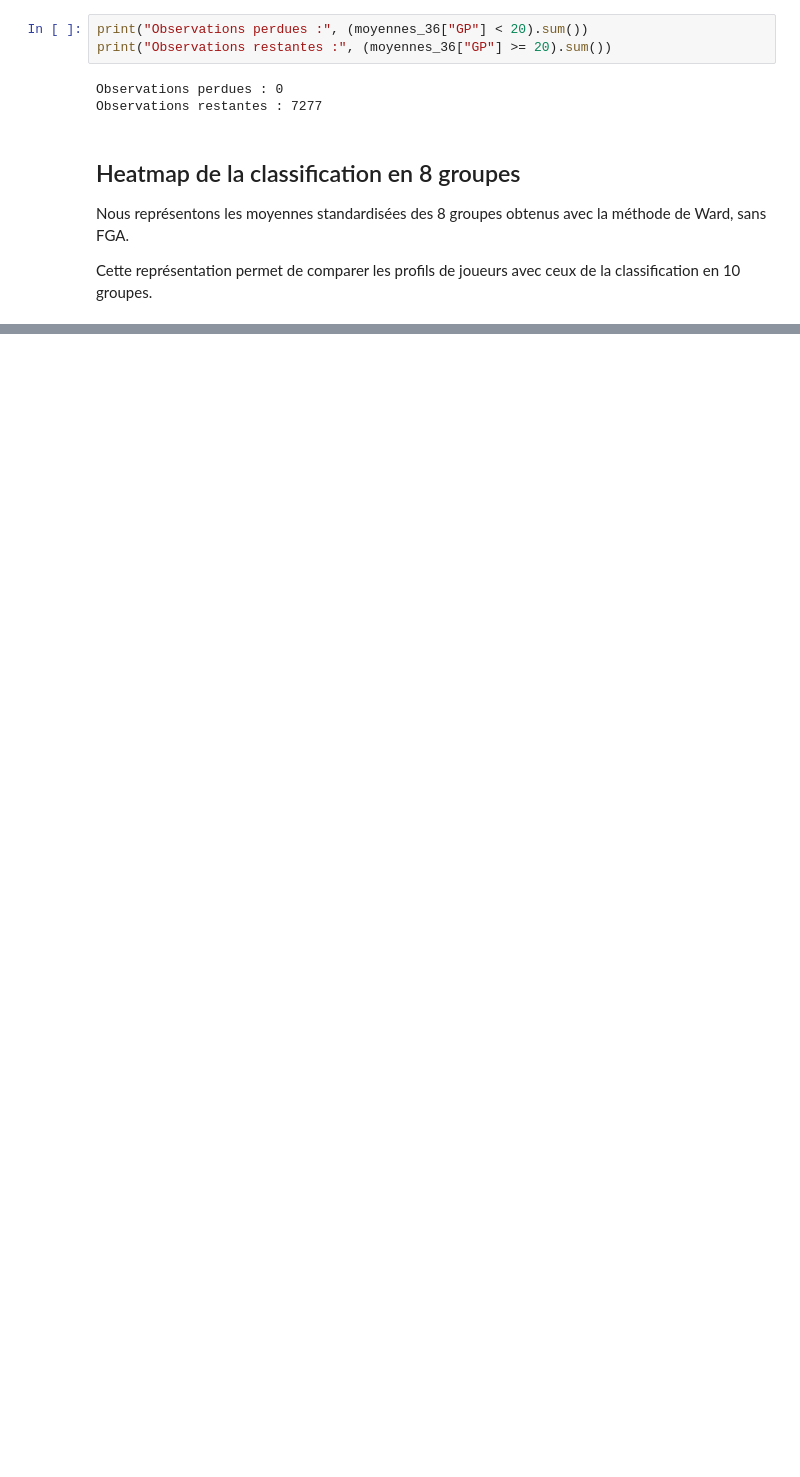
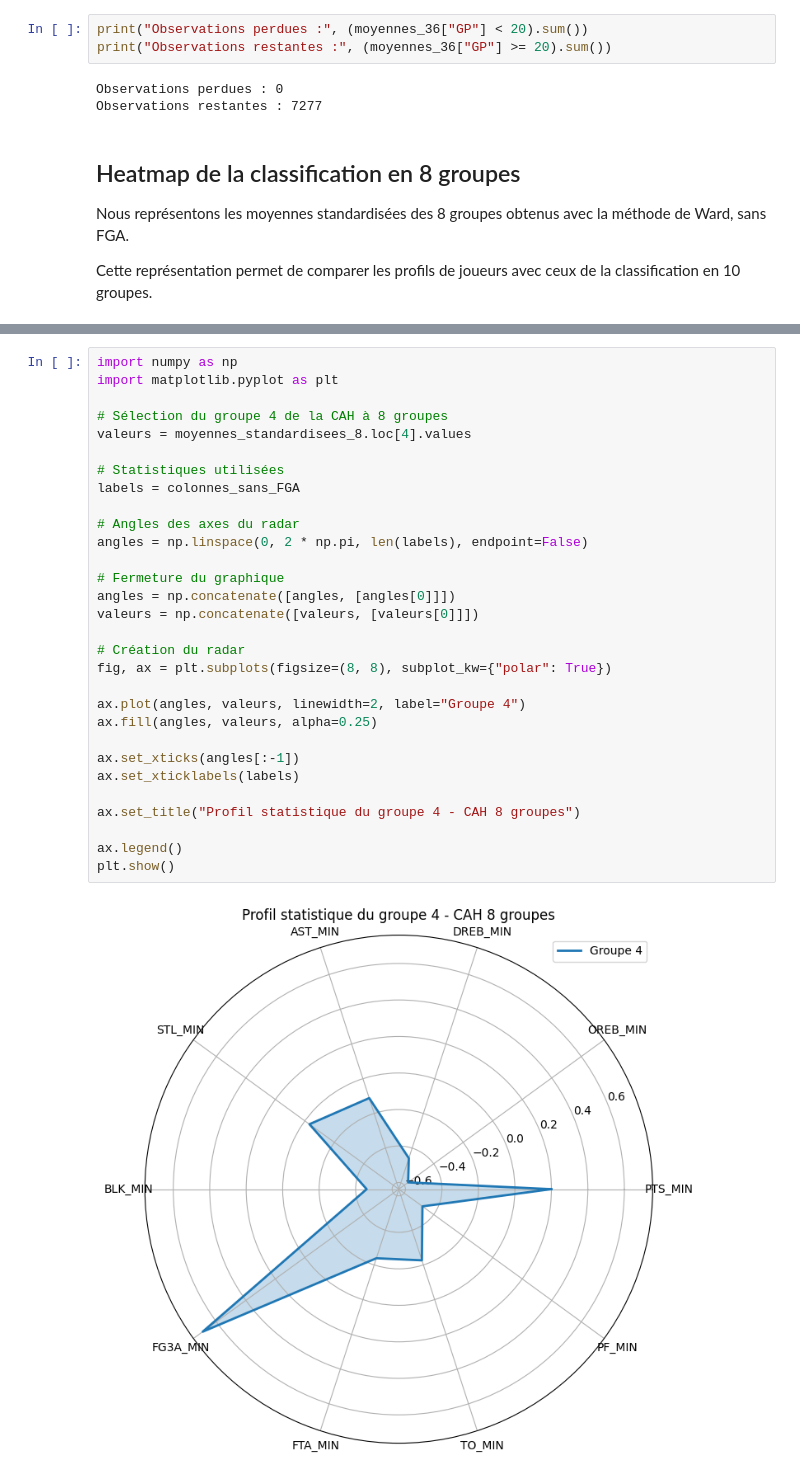
Before and after one commit to Smqck/NBA-Project, a Jupyter notebook: projet NBA/nba-player comparatif.ipynb, the cells around one changed output, grey strips where cells are left out. Cells and saved outputs as stored; diff of their text form; blank space fills up the shorter version.

```diff
--- a/projet NBA/nba-player comparatif.ipynb
+++ b/projet NBA/nba-player comparatif.ipynb
@@ -2244,0 +2312,32 @@ Nombre de joueurs-saisons : 9
+# %%
+import numpy as np
+import matplotlib.pyplot as plt
+
+# Sélection du groupe 4 de la CAH à 8 groupes
+valeurs = moyennes_standardisees_8.loc[4].values
+
+# Statistiques utilisées
+labels = colonnes_sans_FGA
+
+# Angles des axes du radar
+angles = np.linspace(0, 2 * np.pi, len(labels), endpoint=False)
+
+# Fermeture du graphique
+angles = np.concatenate([angles, [angles[0]]])
+valeurs = np.concatenate([valeurs, [valeurs[0]]])
+
+# Création du radar
+fig, ax = plt.subplots(figsize=(8, 8), subplot_kw={"polar": True})
+
+ax.plot(angles, valeurs, linewidth=2, label="Groupe 4")
+ax.fill(angles, valeurs, alpha=0.25)
+
+ax.set_xticks(angles[:-1])
+ax.set_xticklabels(labels)
+
+ax.set_title("Profil statistique du groupe 4 - CAH 8 groupes")
+
+ax.legend()
+plt.show()
+# %% [output]
+[figure, added]
```
Also changed, not shown: parts of 16 cells of this notebook.
